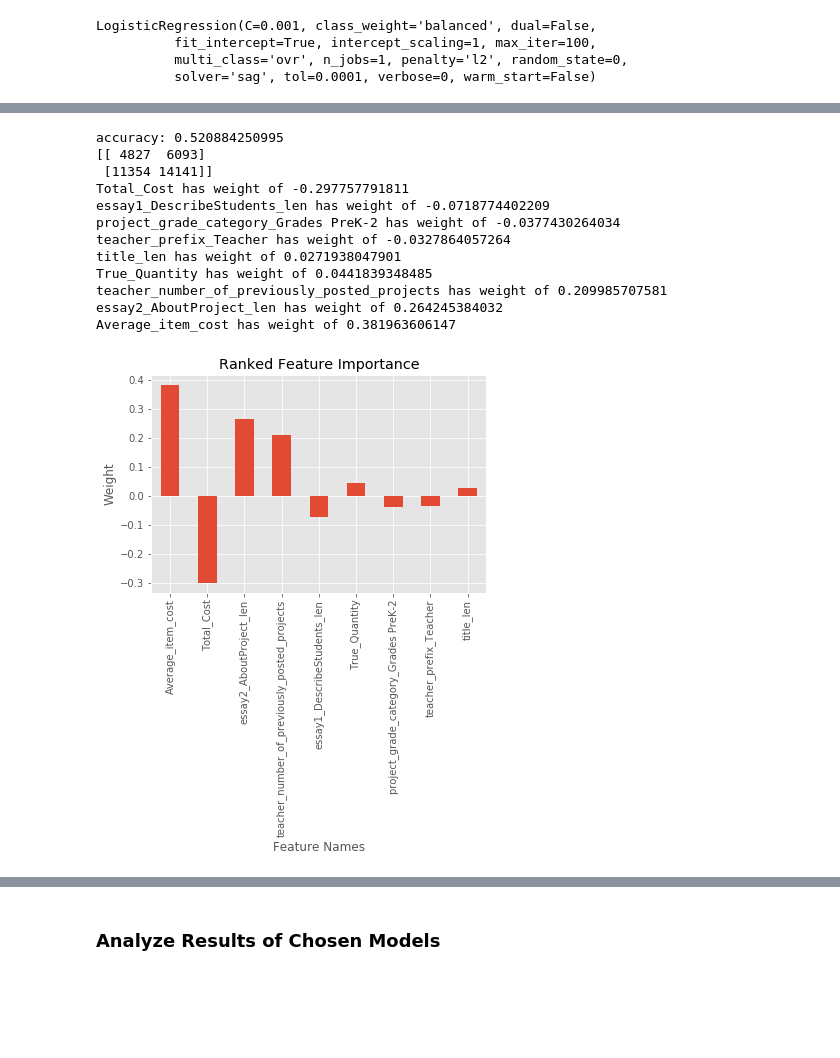
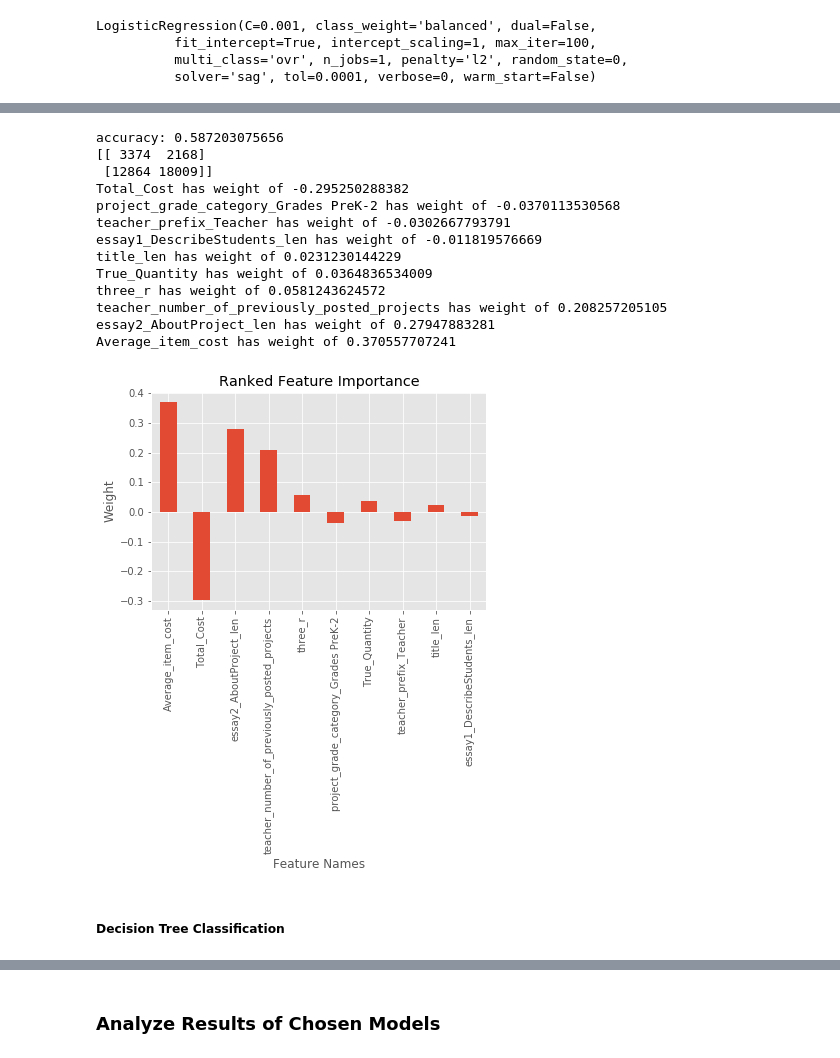
Before and after one commit to davestroud/DataMining_SMU, a Jupyter notebook: Proj2.ipynb, the cells around one changed output, grey strips where cells are left out. Cells and saved outputs as stored; diff of their text form; code cells hidden in the pictures; blank space fills up the shorter version.

Commit message:
Added student and project text variables; incorported Dave's decision trees; split MBN to each task; cleaned variables

```diff
--- a/Proj2.ipynb
+++ b/Proj2.ipynb
@@ -86 +88,15 @@ memory usage: 29.2+ MB
+# %%
+# Create comparable variables based on the changes to the application questions that happened during the middle of the time period
+df['student_desc'] = np.where(df['project_submitted_datetime']<'2016-05-17',df['project_essay_1']+' '+df['project_essay_2'],df['project_essay_1'])
+df['proj_desc'] = np.where(df['project_submitted_datetime']<'2016-05-17',df['project_essay_3']+' '+df['project_essay_4'],df['project_essay_2'])
+
+# Remove attributes that arent useful
+if 'project_essay_1' in df:
+    del df['project_essay_1']
+if 'project_essay_2' in df:
+    del df['project_essay_2']
+if 'project_essay_3' in df:
+    del df['project_essay_3']
+if 'project_essay_4' in df:
+    del df['project_essay_4']
 # %% [markdown]
@@ -93,18 +109,12 @@ df["three_r"] = np.logical_or(df["project_subject_categories"].str.contains("Lit
                              ,df["project_subject_categories"].str.contains("Math & Science")
                              )
 
-# Remove attributes that arent useful
-if 'project_essay_3' in df:
-    del df['project_essay_3']
-if 'project_essay_4' in df:
-    del df['project_essay_4']
-
 # drop rows that still had missing values after grouped imputation
 df.dropna(inplace=True)
 
 # extract length of each essay and title
-df['essay1_DescribeStudents_len'] = df['project_essay_1'].apply(len)
-df['essay2_AboutProject_len'] = df['project_essay_2'].apply(len)
+df['essay1_DescribeStudents_len'] = df['student_desc'].apply(len)
+df['essay2_AboutProject_len'] = df['proj_desc'].apply(len)
 df['title_len'] = df['project_title'].apply(len)
 
 # take natural log of right skewed attributes
@@ -127,7 +137,7 @@ df = pd.concat((df,tmp_df),axis=1) # add back into the dataframe
 df = df[['teacher_number_of_previously_posted_projects','Total_Cost','True_Quantity','Average_item_cost','project_is_approved'
         ,'teacher_prefix_Teacher','project_grade_category_Grades PreK-2'
         ,'essay1_DescribeStudents_len','essay2_AboutProject_len','title_len','text'
-        ,'three_r']]
+        ,'three_r','student_desc','proj_desc']]
 
 # preserve final dataset
 df2 = df
@@ -395,24 +413,24 @@ from sklearn.preprocessing import StandardScaler
 
 # scale attributes by the training set
 scl_obj = StandardScaler()
-scl_obj.fit(X_train) # find scalings for each column that make this zero mean and unit std
+scl_obj.fit(X[train_indices]) # find scalings for each column that make this zero mean and unit std
 # the line of code above only looks at training data to get mean and std and we can use it
-# to transform new feature data
+# to transform new feature data. It uses the last iteration of the loop above for the split.
 
-X_train_scaled = scl_obj.transform(X_train) # apply to training
-X_test_scaled = scl_obj.transform(X_test) # apply those means and std to the test set (without snooping at the test set values)
+X_train_scaled = scl_obj.transform(X[train_indices]) # apply to training
+X_test_scaled = scl_obj.transform(X[test_indices]) # apply those means and std to the test set (without snooping at the test set values)
 
 # train the model just as before
 lr_clf = LogisticRegression(C=0.001, class_weight='balanced', dual=False,
           fit_intercept=True, intercept_scaling=1, max_iter=100,
           multi_class='ovr', n_jobs=1, penalty='l2', random_state=0,
           solver='sag', tol=0.0001, verbose=0, warm_start=False)
-lr_clf.fit(X_train_scaled,y_train)  # train object
+lr_clf.fit(X_train_scaled,y[train_indices])  # train object
 
 y_hat = lr_clf.predict(X_test_scaled) # get test set precitions
 
-acc = mt.accuracy_score(y_test,y_hat)
-conf = mt.confusion_matrix(y_test,y_hat)
+acc = mt.accuracy_score(y[test_indices],y_hat)
+conf = mt.confusion_matrix(y[test_indices],y_hat)
 print('accuracy:', acc )
 print(conf )
 
@@ -422,36 +440,39 @@ zip_vars = sorted(zip_vars)
 for coef, name in zip_vars:
     print(name, 'has weight of', coef[0]) # now print them out
 # %% [output]
-accuracy: 0.520884250995
-[[ 4827  6093]
- [11354 14141]]
-Total_Cost has weight of -0.297757791811
-essay1_DescribeStudents_len has weight of -0.0718774402209
-project_grade_category_Grades PreK-2 has weight of -0.0377430264034
-teacher_prefix_Teacher has weight of -0.0327864057264
-title_len has weight of 0.0271938047901
-True_Quantity has weight of 0.0441839348485
-teacher_number_of_previously_posted_projects has weight of 0.209985707581
-essay2_AboutProject_len has weight of 0.264245384032
-Average_item_cost has weight of 0.381963606147
+accuracy: 0.587203075656
+[[ 3374  2168]
+ [12864 18009]]
+Total_Cost has weight of -0.295250288382
+project_grade_category_Grades PreK-2 has weight of -0.0370113530568
+teacher_prefix_Teacher has weight of -0.0302667793791
+essay1_DescribeStudents_len has weight of -0.011819576669
+title_len has weight of 0.0231230144229
+True_Quantity has weight of 0.0364836534009
+three_r has weight of 0.0581243624572
+teacher_number_of_previously_posted_projects has weight of 0.208257205105
+essay2_AboutProject_len has weight of 0.27947883281
+Average_item_cost has weight of 0.370557707241
 # %%
 # now let's make a pandas Series with the names and values, and plot them
 # reference for code: https://github.com/jakemdrew/EducationDataNC/blob/master/2017/Models/2017SegregatedHighSchoolCampuses.ipynb
 from matplotlib import pyplot as plt
 %matplotlib inline
 plt.style.use('ggplot')
 
 weights = lr_clf.coef_.ravel()
 feature_names = df.columns.values
 
-logreg_features = pd.DataFrame({'feature_names': feature_names[:9], 'weights': weights, 'absolute_weights':np.abs(weights)})
+logreg_features = pd.DataFrame({'feature_names': feature_names[:10], 'weights': weights, 'absolute_weights':np.abs(weights)})
 logreg_features.sort_values(by='absolute_weights', inplace=True, ascending = False)
 
 weights = pd.Series(logreg_features['weights'].values, index=logreg_features['feature_names'])
 px = weights.plot(kind='bar')
 px.set_xlabel("Feature Names")
 px.set_ylabel("Weight")
 px.set_title("Ranked Feature Importance")
 plt.show()
 # %% [output]
-[figure, old version]
+[figure, new version]
+# %% [markdown]
+##### Decision Tree Classification
```
Also changed, not shown: parts of 25 cells of this notebook.
